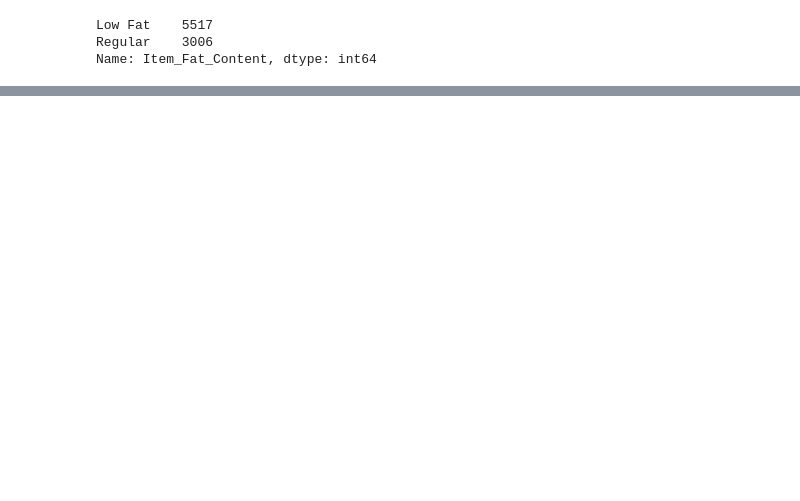
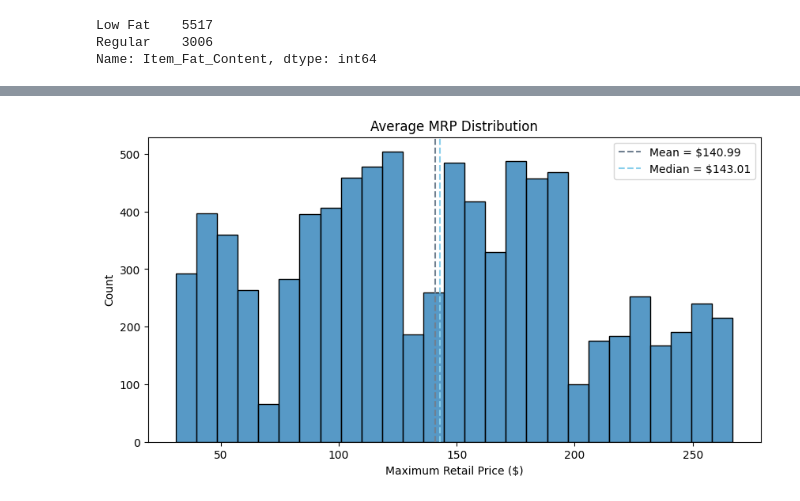
Before and after one commit to maricelandal/food-sales-predictions, a Jupyter notebook: food_sales_prediction.ipynb, the cells around one changed output, grey strips where cells are left out. Drawn from its saved outputs; the diff is of its cells as text; code cells hidden in the pictures; blank space fills up the shorter version.

```diff
--- a/food_sales_prediction.ipynb
+++ b/food_sales_prediction.ipynb
@@ -347,0 +397,30 @@ memory usage: 799.2+ KB
+# %%
+# Histogram of Item_MRP (Maximum Retail Price)
+
+## Make a larger fig/ax before plotting
+fig, ax = plt.subplots(figsize = (10, 5))
+
+## Plot histogram
+sns.histplot(data=df, x=round(df['Item_MRP']), ax=ax)
+ax.set(title="Average MRP Distribution")
+
+## Annotating mean and median
+mean_mrp = df['Item_MRP'].mean()
+ax.axvline(mean_mrp,
+           color='slategray',
+           ls='--',
+           label=f"Mean = ${mean_mrp:,.2f}")
+
+med_mrp = df['Item_MRP'].median()
+ax.axvline(med_mrp,
+           color='skyblue',
+           ls='--',
+           label=f"Median = ${med_mrp:,.2f}")
+
+# Labels and Legend
+ax.set(xlabel="Maximum Retail Price ($)")
+ax.legend();
+
+fig;
+# %% [output]
+[figure, added]
```
Also changed, not shown: parts of 38 cells of this notebook.
